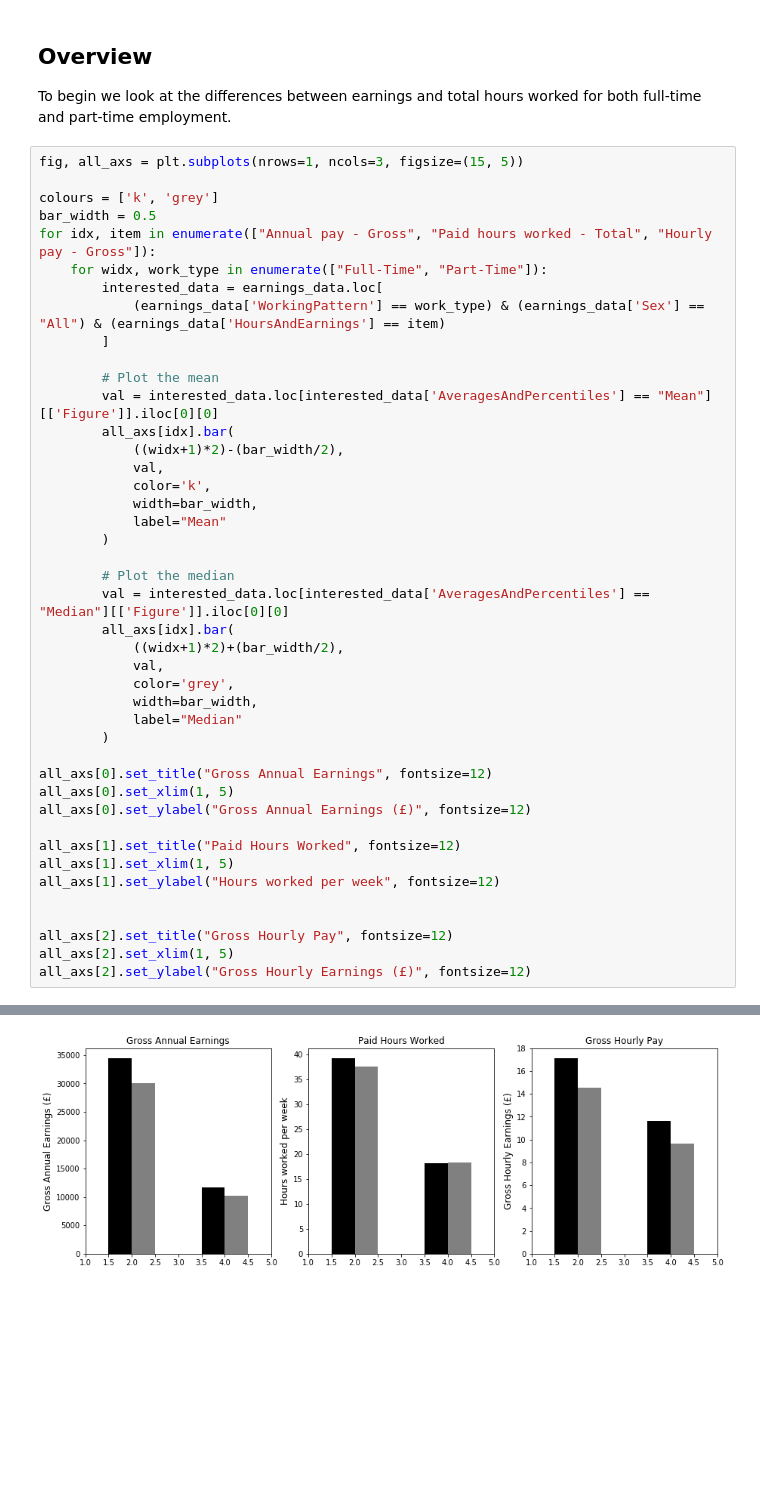
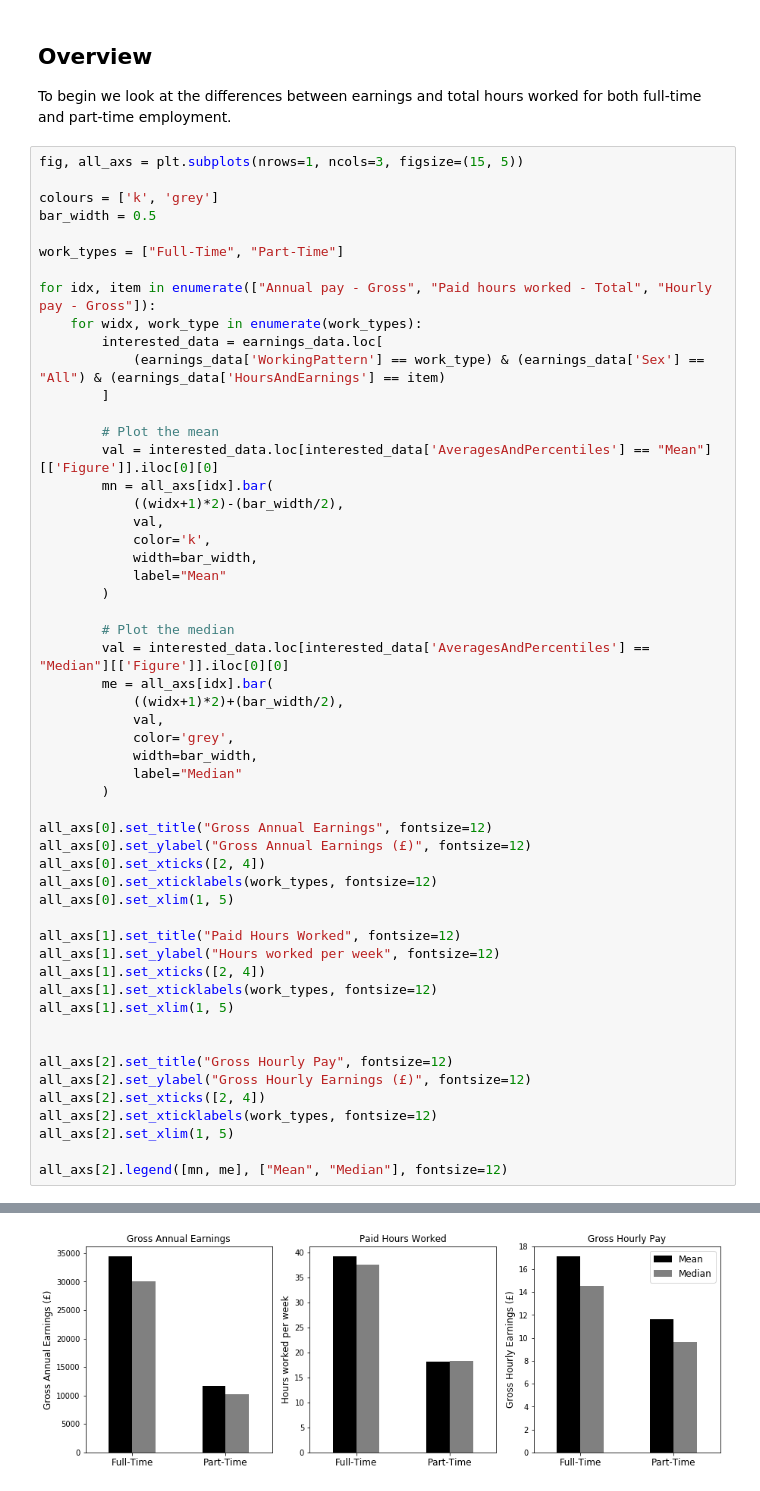
Before and after one commit to Sciprios/SwindonCovid, a Jupyter notebook: Salary/Earnings.ipynb, the cells around one changed output, grey strips where cells are left out. Cells and saved outputs as stored; diff of their text form; blank space fills up the shorter version.

```diff
--- a/Salary/Earnings.ipynb
+++ b/Salary/Earnings.ipynb
@@ -60,15 +60,18 @@ fig, all_axs = plt.subplots(nrows=1, ncols=3, figsize=(15, 5))
 
 colours = ['k', 'grey']
 bar_width = 0.5
+
+work_types = ["Full-Time", "Part-Time"]
+
 for idx, item in enumerate(["Annual pay - Gross", "Paid hours worked - Total", "Hourly pay - Gross"]):
-    for widx, work_type in enumerate(["Full-Time", "Part-Time"]):
+    for widx, work_type in enumerate(work_types):
         interested_data = earnings_data.loc[
             (earnings_data['WorkingPattern'] == work_type) & (earnings_data['Sex'] == "All") & (earnings_data['HoursAndEarnings'] == item)
         ]
 
         # Plot the mean
         val = interested_data.loc[interested_data['AveragesAndPercentiles'] == "Mean"][['Figure']].iloc[0][0]
-        all_axs[idx].bar(
+        mn = all_axs[idx].bar(
             ((widx+1)*2)-(bar_width/2),
             val,
             color='k',
@@ -78,7 +81,7 @@ for idx, item in enumerate(["Annual pay - Gross", "Paid hours worked - Total", "
 
         # Plot the median
         val = interested_data.loc[interested_data['AveragesAndPercentiles'] == "Median"][['Figure']].iloc[0][0]
-        all_axs[idx].bar(
+        me = all_axs[idx].bar(
             ((widx+1)*2)+(bar_width/2),
             val,
             color='grey',
@@ -87,15 +90,23 @@ for idx, item in enumerate(["Annual pay - Gross", "Paid hours worked - Total", "
         )
 
 all_axs[0].set_title("Gross Annual Earnings", fontsize=12)
+all_axs[0].set_ylabel("Gross Annual Earnings (£)", fontsize=12)
+all_axs[0].set_xticks([2, 4])
+all_axs[0].set_xticklabels(work_types, fontsize=12)
 all_axs[0].set_xlim(1, 5)
-all_axs[0].set_ylabel("Gross Annual Earnings (£)", fontsize=12)
 
 all_axs[1].set_title("Paid Hours Worked", fontsize=12)
+all_axs[1].set_ylabel("Hours worked per week", fontsize=12)
+all_axs[1].set_xticks([2, 4])
+all_axs[1].set_xticklabels(work_types, fontsize=12)
 all_axs[1].set_xlim(1, 5)
-all_axs[1].set_ylabel("Hours worked per week", fontsize=12)
 
 
 all_axs[2].set_title("Gross Hourly Pay", fontsize=12)
+all_axs[2].set_ylabel("Gross Hourly Earnings (£)", fontsize=12)
+all_axs[2].set_xticks([2, 4])
+all_axs[2].set_xticklabels(work_types, fontsize=12)
 all_axs[2].set_xlim(1, 5)
-all_axs[2].set_ylabel("Gross Hourly Earnings (£)", fontsize=12)
+
+all_axs[2].legend([mn, me], ["Mean", "Median"], fontsize=12)
 # %% [output]
@@ -103 +114 @@ Text(0, 0.5, 'Gross Hourly Earnings (£)')
-[figure, old version]
+[figure, new version]
```
Also changed, not shown: parts of 1 cell of this notebook.
